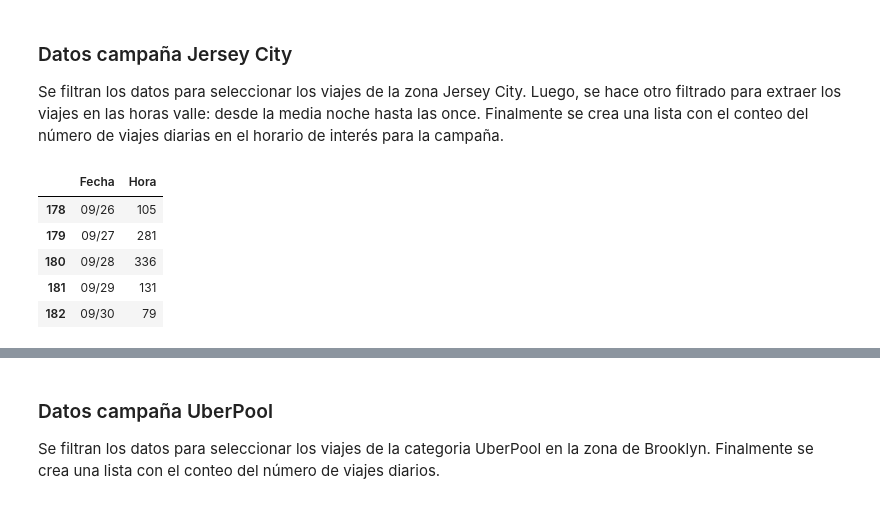
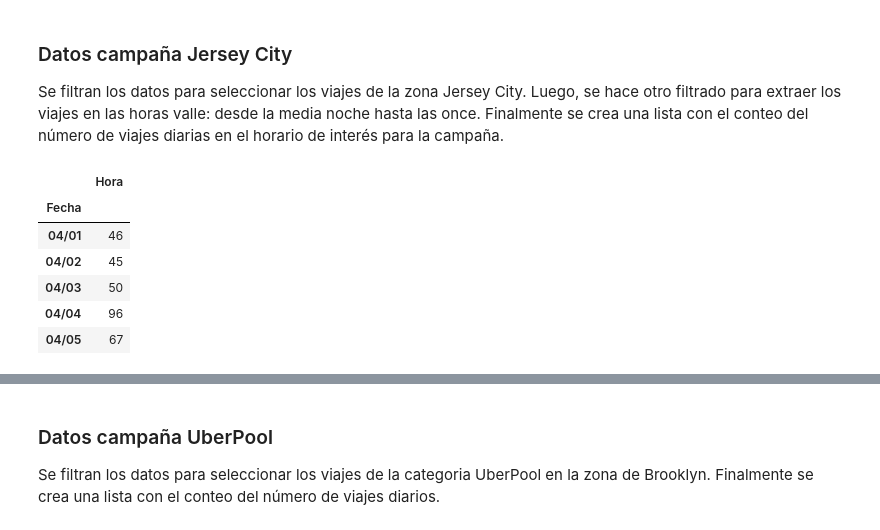
Before and after one commit to ebuitrago/BI, a Jupyter notebook: Desempeño_Campañas_Uber/aplicacion_series_tiempo_bayesianas.ipynb, the cells around one changed output, grey strips where cells are left out. Drawn from its saved outputs; the diff is of its cells as text; code cells hidden in the pictures.

```diff
--- a/Desempeño_Campañas_Uber/aplicacion_series_tiempo_bayesianas.ipynb
+++ b/Desempeño_Campañas_Uber/aplicacion_series_tiempo_bayesianas.ipynb
@@ -110,16 +109,16 @@ datos_cmp1 = datos_cmp1.append(datos_cmp1_junio)
 datos_cmp1 = datos_cmp1.append(datos_cmp1_julio)
 datos_cmp1 = datos_cmp1.append(datos_cmp1_agosto)
 datos_cmp1 = datos_cmp1.append(datos_cmp1_septiembre)
-datos_cmp1.reset_index(inplace=True)
 # %%
-datos_cmp1.tail()
+datos_cmp1.head()
 # %% [output]
-|  | Fecha | Hora |
-| 178 | 09/26 | 105 |
-| 179 | 09/27 | 281 |
-| 180 | 09/28 | 336 |
-| 181 | 09/29 | 131 |
-| 182 | 09/30 | 79 |
+|  | Hora |
+| Fecha |  |
+| 04/01 | 46 |
+| 04/02 | 45 |
+| 04/03 | 50 |
+| 04/04 | 96 |
+| 04/05 | 67 |
 # %%
 #Filtrar datos de viajes en horas valle en zonas distintas a Jersey City, como referencias para complementar en análisis de la campaña #1
 datos_cmp1Ref_abril = cmp1_ref(datos_abril)
```
Also changed, not shown: parts of 9 cells of this notebook.
